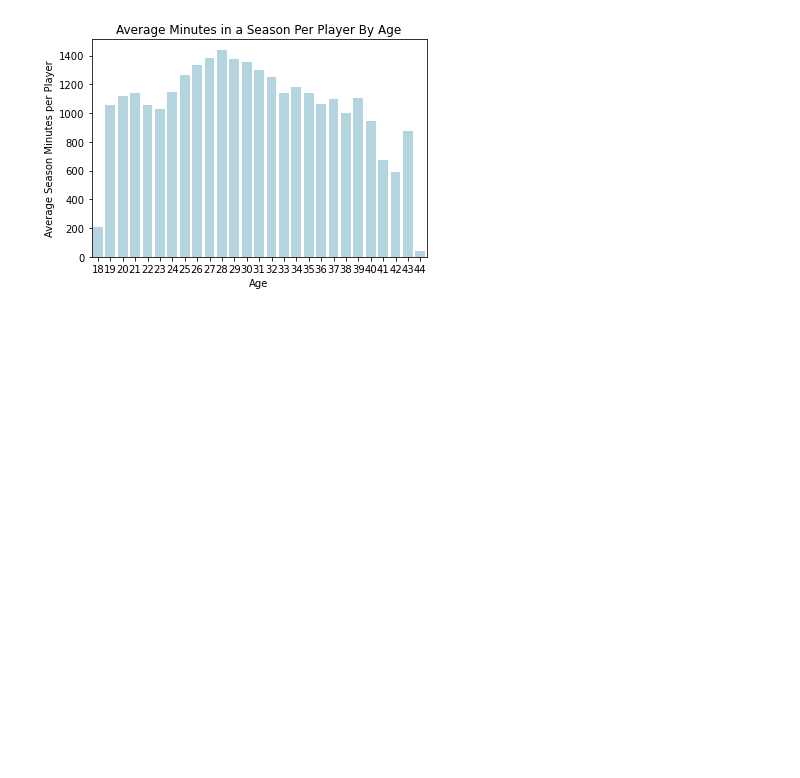
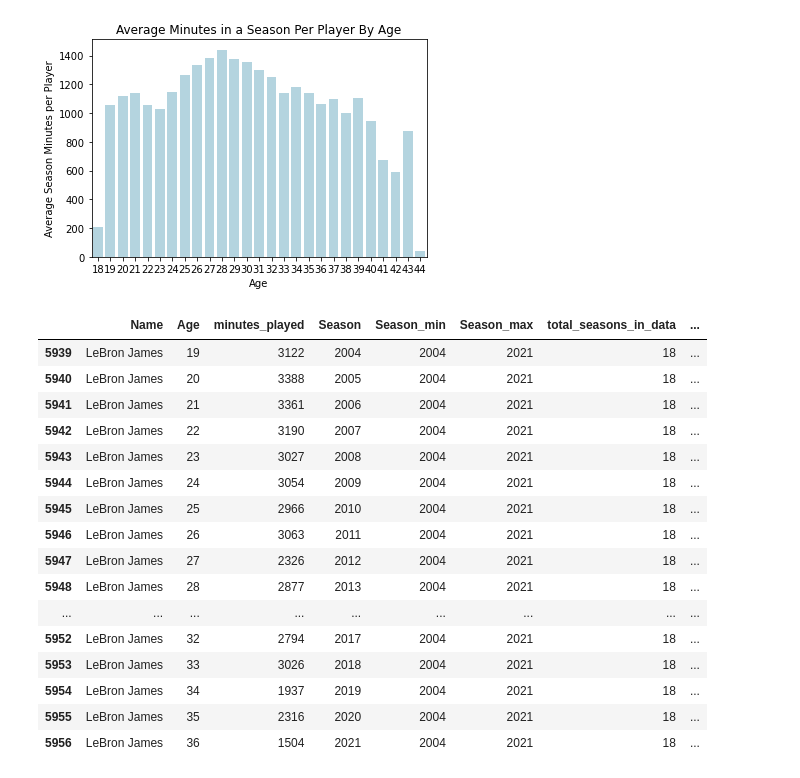
Before and after one commit to CaseySteele24/NBA, a Jupyter notebook: Minute Projections/2021-22_player_min_projections.ipynb, the cells around one changed output. Saved outputs shown, nothing was run; the diff lists cells and outputs as text; code cells hidden in the pictures; blank space fills up the shorter version.

```diff
--- a/Minute Projections/2021-22_player_min_projections.ipynb
+++ b/Minute Projections/2021-22_player_min_projections.ipynb
@@ -289,3 +289,25 @@ fig.set(xlabel='Age', ylabel='Average Season Minutes per Player', title='Average
 plt.show()
 # %% [output]
 [figure]
+# %%
+# look at an example for a specific player
+LeBron_James = minutes_df[minutes_df['Name'] == 'LeBron James']
+LeBron_James
+# %% [output]
+|  | Name | Age | minutes_played | Season | Season_min | Season_max | total_seasons_in_data | ... |
+| 5939 | LeBron James | 19 | 3122 | 2004 | 2004 | 2021 | 18 | ... |
+| 5940 | LeBron James | 20 | 3388 | 2005 | 2004 | 2021 | 18 | ... |
+| 5941 | LeBron James | 21 | 3361 | 2006 | 2004 | 2021 | 18 | ... |
+| 5942 | LeBron James | 22 | 3190 | 2007 | 2004 | 2021 | 18 | ... |
+| 5943 | LeBron James | 23 | 3027 | 2008 | 2004 | 2021 | 18 | ... |
+| 5944 | LeBron James | 24 | 3054 | 2009 | 2004 | 2021 | 18 | ... |
+| 5945 | LeBron James | 25 | 2966 | 2010 | 2004 | 2021 | 18 | ... |
+| 5946 | LeBron James | 26 | 3063 | 2011 | 2004 | 2021 | 18 | ... |
+| 5947 | LeBron James | 27 | 2326 | 2012 | 2004 | 2021 | 18 | ... |
+| 5948 | LeBron James | 28 | 2877 | 2013 | 2004 | 2021 | 18 | ... |
+| ... | ... | ... | ... | ... | ... | ... | ... | ... |
+| 5952 | LeBron James | 32 | 2794 | 2017 | 2004 | 2021 | 18 | ... |
+| 5953 | LeBron James | 33 | 3026 | 2018 | 2004 | 2021 | 18 | ... |
+| 5954 | LeBron James | 34 | 1937 | 2019 | 2004 | 2021 | 18 | ... |
+| 5955 | LeBron James | 35 | 2316 | 2020 | 2004 | 2021 | 18 | ... |
+| 5956 | LeBron James | 36 | 1504 | 2021 | 2004 | 2021 | 18 | ... |
```
Also changed, not shown: parts of 16 cells of this notebook.
